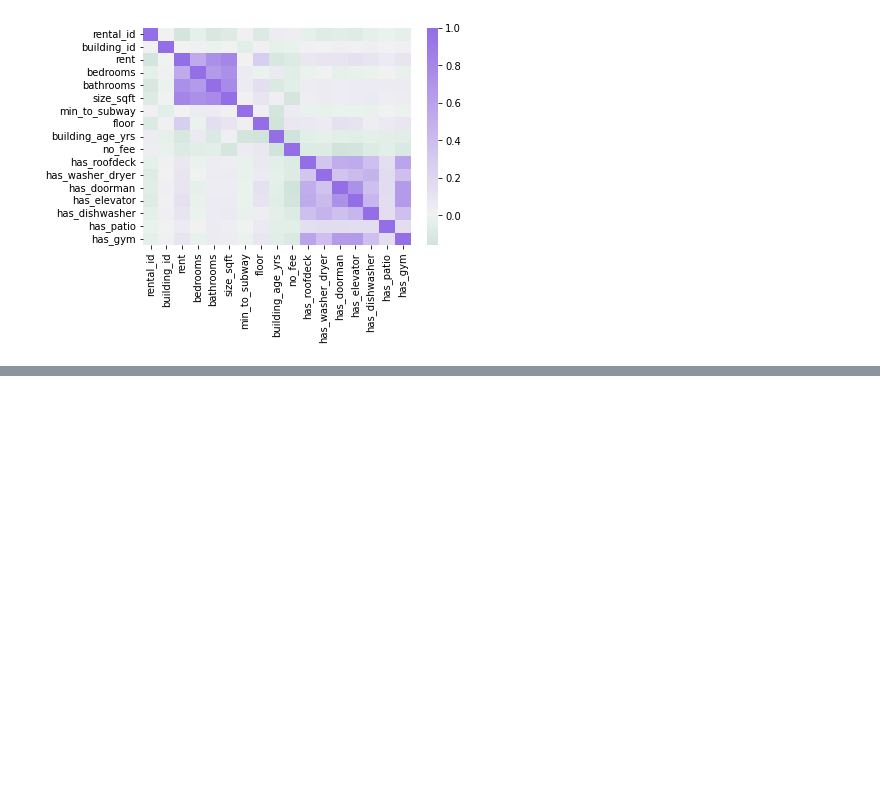
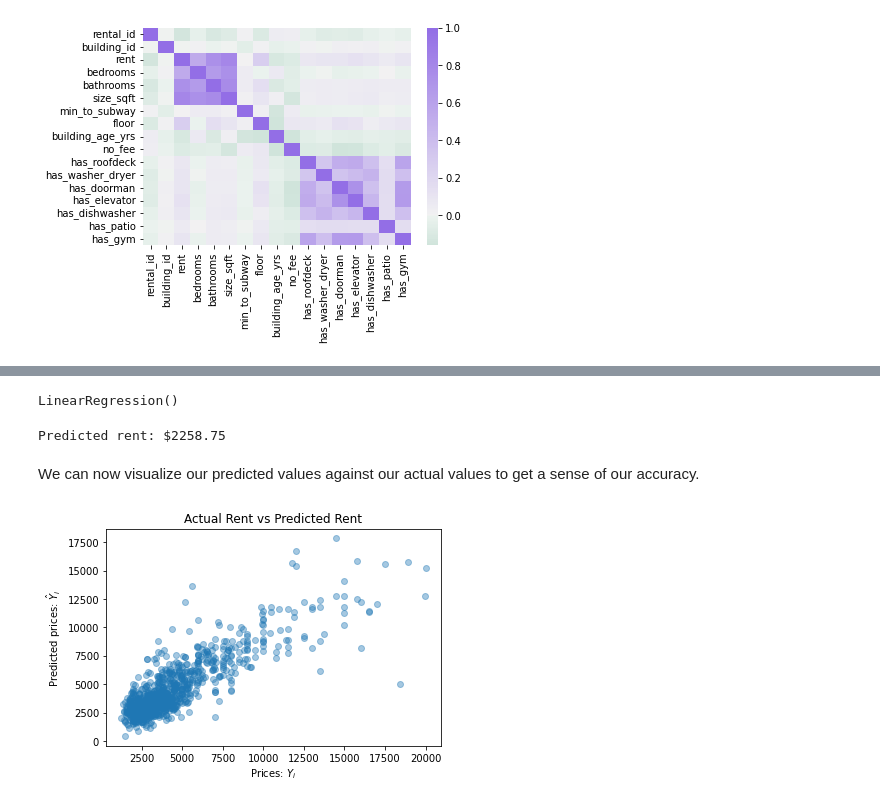
Before and after one commit to ChrisGarciaDS/StreetEasy, a Jupyter notebook: nyc_rent.ipynb, the cells around one changed output, grey strips where cells are left out. Drawn from its saved outputs; the diff is of its cells as text; code cells hidden in the pictures; blank space fills up the shorter version.

Commit message:
- add regression model

```diff
--- a/nyc_rent.ipynb
+++ b/nyc_rent.ipynb
@@ -127,0 +165,18 @@ plt.show()
+# %%
+# split our dataset into our predictors and target variable
+# predictors
+X = df[['bedrooms', 'bathrooms', 'size_sqft', 'min_to_subway',
+'floor', 'building_age_yrs', 'no_fee', 'has_roofdeck', 'has_washer_dryer',
+'has_doorman', 'has_elevator', 'has_dishwasher', 'has_patio', 'has_gym']]
+
+# target variable rent since we're trying to predict rent based on different features
+y = df[['rent']]
+
+# train/test
+X_train, X_test, y_train, y_test = train_test_split(
+    X,
+    y,
+    train_size = 0.8,
+    test_size = 0.2,
+    random_state = 6
+)
@@ -127,0 +187,31 @@ plt.show()
+# %%
+# create LinearRegression object
+# fit model
+mlr = LinearRegression()
+mlr.fit(X_train, y_train)
+# %% [output]
+LinearRegression()
+# %%
+# we can now make predictions on our model
+# we will use the test set
+y_predict = mlr.predict(X_test)
+# %%
+# we can run some random data into our model to try and predict a value
+my_apartment = [[1, 1, 620, 16, 1, 98, 1, 0, 1, 0, 0, 1, 1, 0]]
+
+predict = mlr.predict(my_apartment)
+
+print("Predicted rent: $%.2f" % predict)
+# %% [output]
+Predicted rent: $2258.75
+# %% [markdown]
+We can now visualize our predicted values against our actual values to get a sense of our accuracy.
+# %%
+plt.scatter(y_test, y_predict, alpha = 0.4)
+plt.xlabel("Prices: $Y_i$")
+plt.ylabel("Predicted prices: $\hat{Y}_i$")
+plt.title("Actual Rent vs Predicted Rent")
+
+plt.show()
+# %% [output]
+[figure, added]
```
Also changed, not shown: parts of 15 cells of this notebook.
